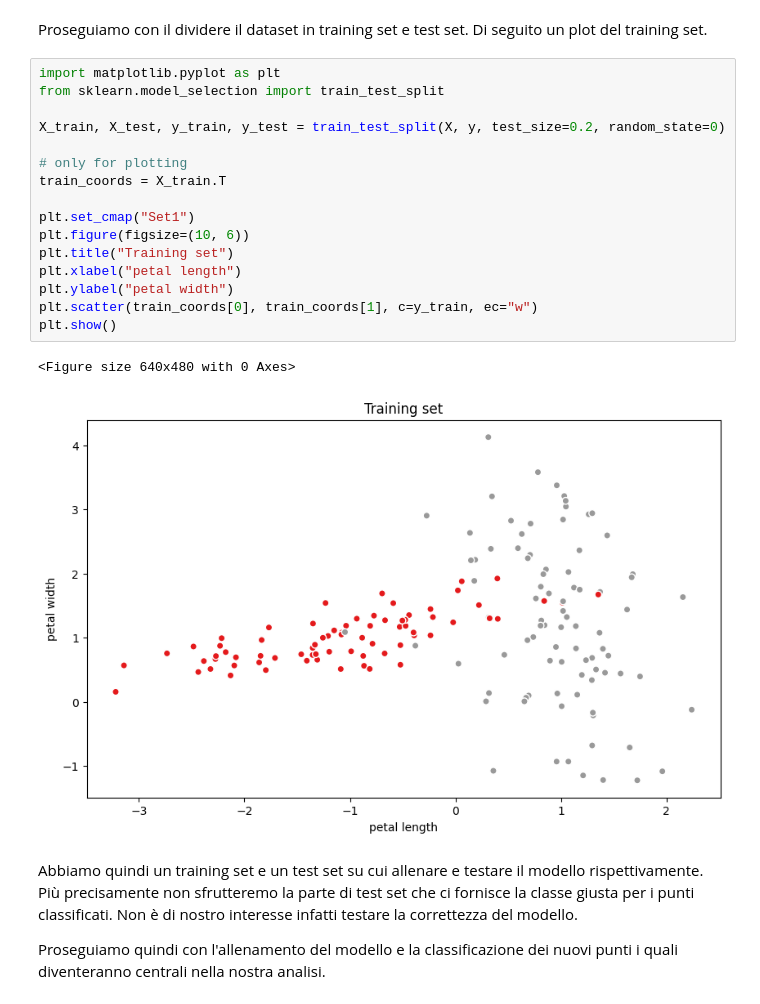
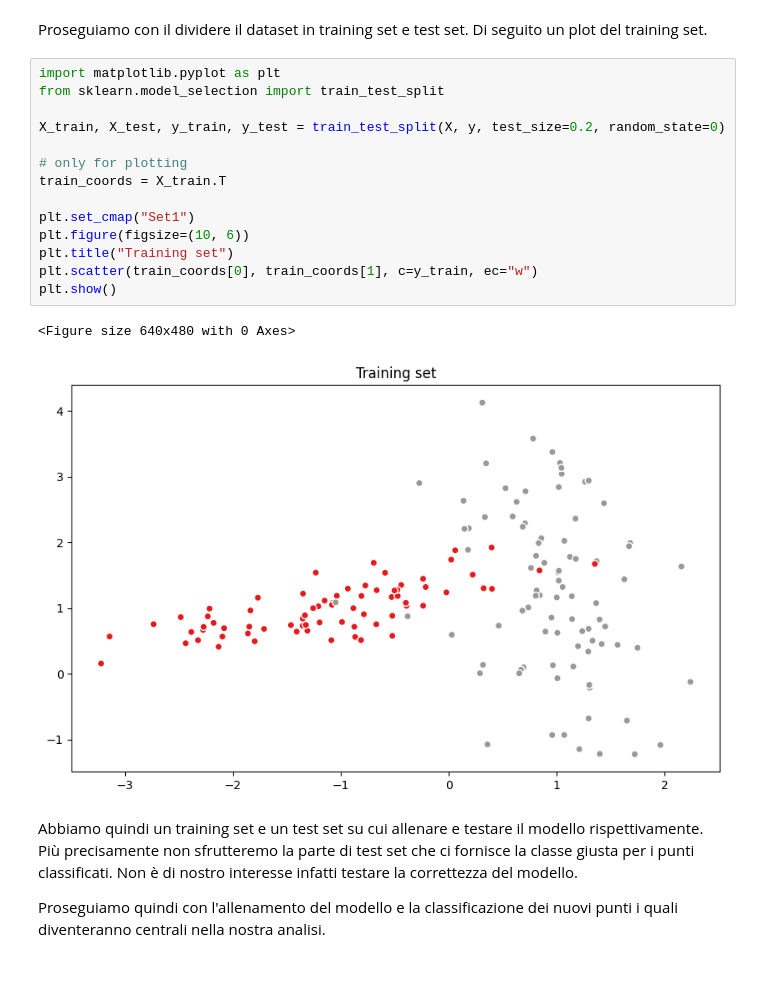
Before and after one commit to FedericoBustaffa/thesis, a Jupyter notebook: src/explain_classifier.ipynb, the cells around one changed output. Cells and saved outputs as stored; diff of their text form; blank space fills up the shorter version.

```diff
--- a/src/explain_classifier.ipynb
+++ b/src/explain_classifier.ipynb
@@ -52,22 +52,20 @@ un plot del training set.
 # %%
 import matplotlib.pyplot as plt
 from sklearn.model_selection import train_test_split
 
 X_train, X_test, y_train, y_test = train_test_split(X, y, test_size=0.2, random_state=0)
 
 # only for plotting
 train_coords = X_train.T
 
 plt.set_cmap("Set1")
 plt.figure(figsize=(10, 6))
 plt.title("Training set")
-plt.xlabel("petal length")
-plt.ylabel("petal width")
 plt.scatter(train_coords[0], train_coords[1], c=y_train, ec="w")
 plt.show()
 # %% [output]
 <Figure size 640x480 with 0 Axes>
-[figure, old version]
+[figure, new version]
 # %% [markdown]
 Abbiamo quindi un training set e un test set su cui allenare e testare il
 modello rispettivamente. Più precisamente non sfrutteremo la parte di test set
```
Also changed, not shown: parts of 12 cells of this notebook.
